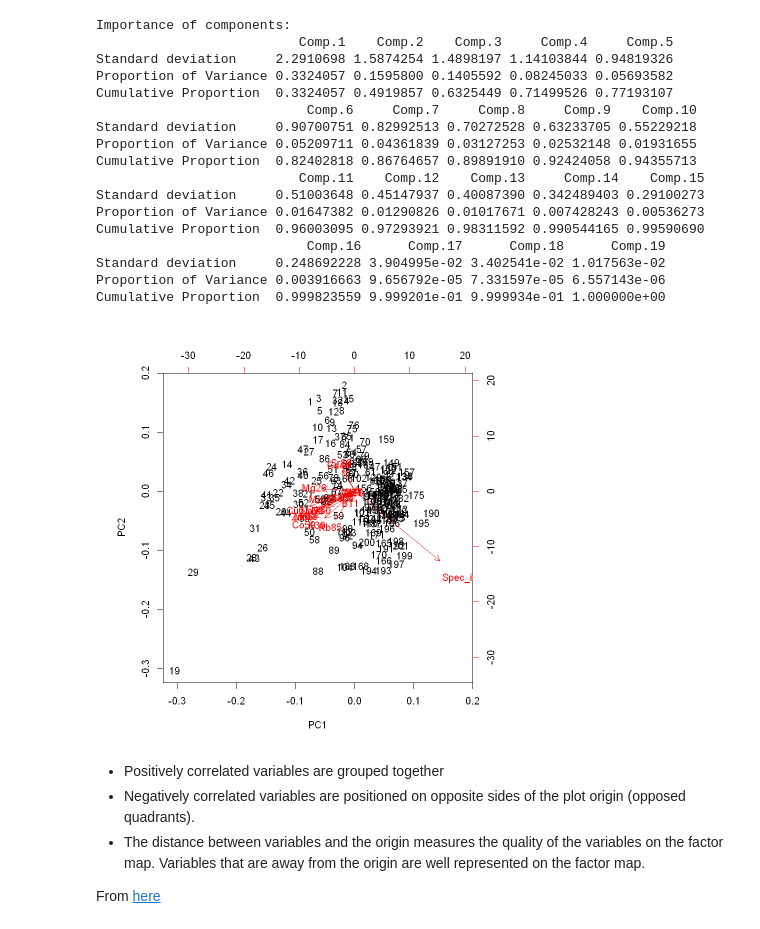
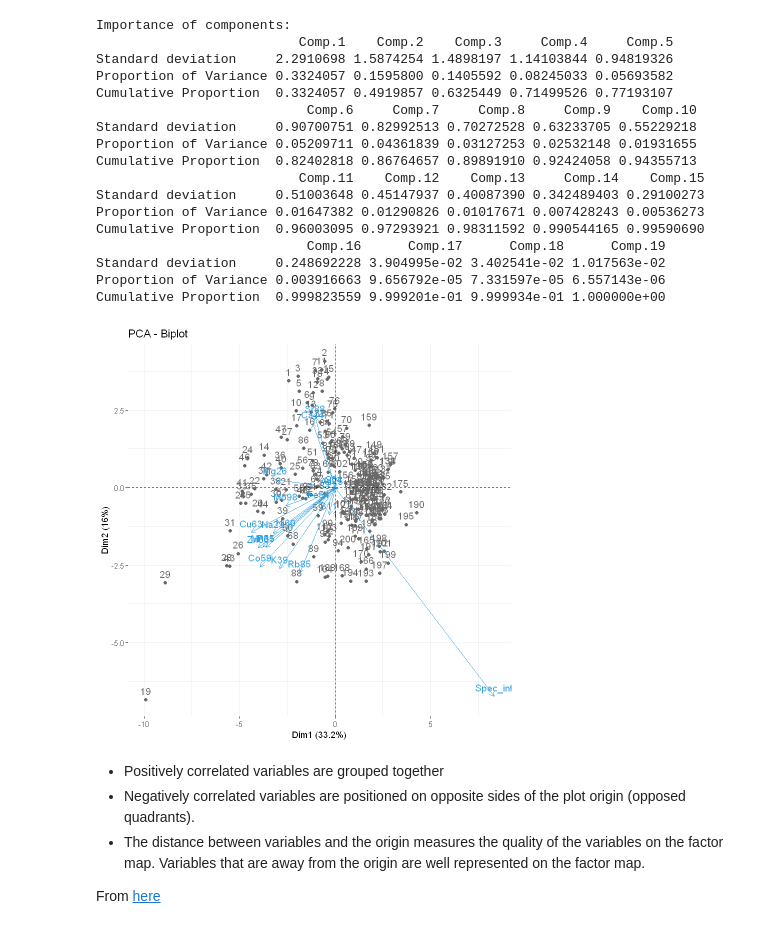
Before and after one commit to Kovacs-Lab/Aim-3, a Jupyter notebook: Ionomics/genevaionomics/PCA_R.ipynb, the cells around one changed output. Saved outputs shown, nothing was run; the diff lists cells and outputs as text; code cells hidden in the pictures.

```diff
--- a/Ionomics/genevaionomics/PCA_R.ipynb
+++ b/Ionomics/genevaionomics/PCA_R.ipynb
@@ -116,10 +125,13 @@ Cumulative Proportion  0.96003095 0.97293921 0.98311592 0.990544165 0.99590690
 Standard deviation     0.248692228 3.904995e-02 3.402541e-02 1.017563e-02
 Proportion of Variance 0.003916663 9.656792e-05 7.331597e-05 6.557143e-06
 Cumulative Proportion  0.999823559 9.999201e-01 9.999934e-01 1.000000e+00
-# %%
-biplot(ionsPCA)
-# %% [output]
-[figure, removed]
+# %%
+fviz_pca_biplot(ionsPCA, repel = FALSE,
+                col.var = "#2E9FDF", # Variables color
+                col.ind = "#696969"  # Individuals color
+                )
+# %% [output]
+[figure, added]
 # %% [markdown]
 * Positively correlated variables are grouped together
 * Negatively correlated variables are positioned on opposite sides of the plot origin (opposed quadrants).
```
Also changed, not shown: parts of 4 cells of this notebook, 1 other file.
